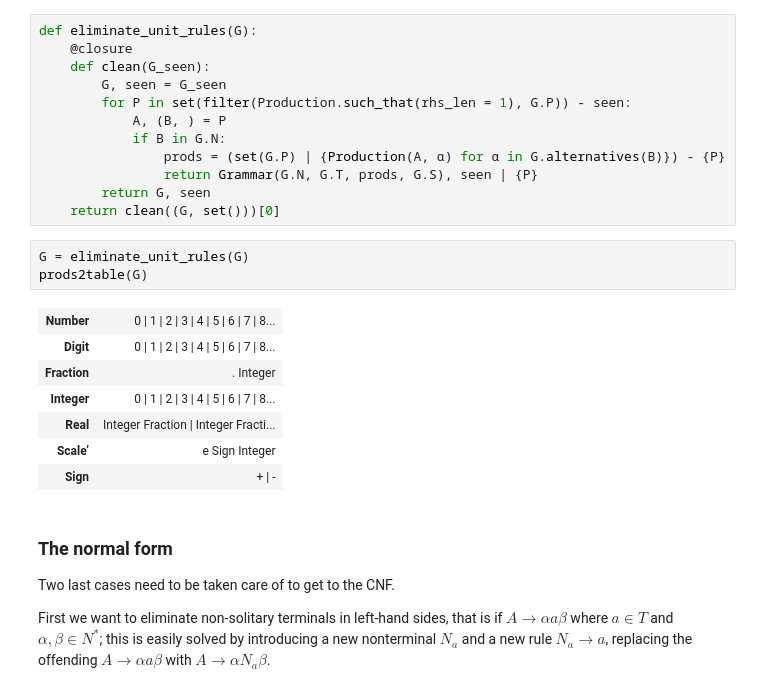
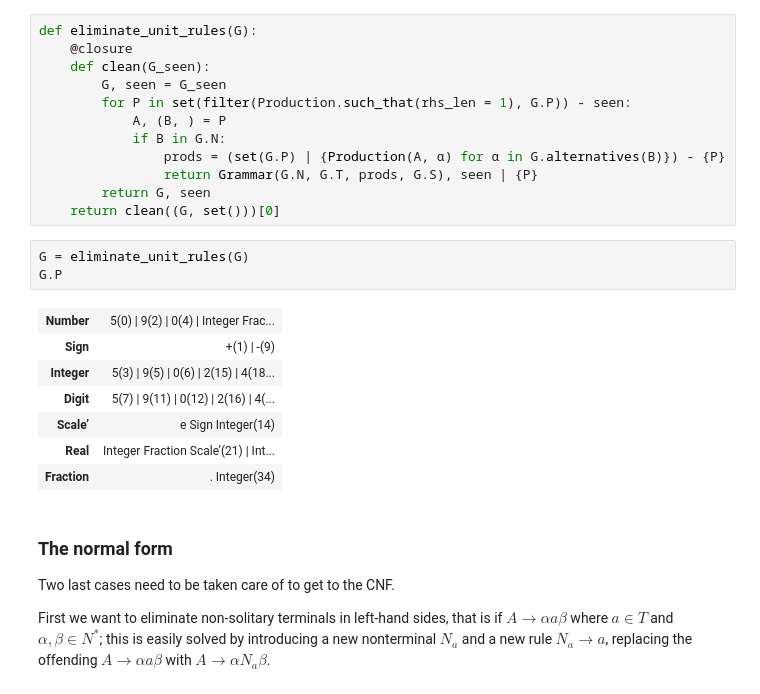
Before and after one commit to let-unimi/liblet, a Jupyter notebook: docs/examples.ipynb, the cells around one changed output. Cells and saved outputs as stored; diff of their text form.

```diff
--- a/docs/examples.ipynb
+++ b/docs/examples.ipynb
@@ -353,15 +348,15 @@ def eliminate_unit_rules(G):
     return clean((G, set()))[0]
 # %%
 G = eliminate_unit_rules(G)
-prods2table(G)
+G.P
 # %% [output]
-| Number | 0 | 1 | 2 | 3 | 4 | 5 | 6 | 7 | 8... |
-| Digit | 0 | 1 | 2 | 3 | 4 | 5 | 6 | 7 | 8... |
-| Fraction | . Integer |
-| Integer | 0 | 1 | 2 | 3 | 4 | 5 | 6 | 7 | 8... |
-| Real | Integer Fraction | Integer Fracti... |
-| Scale’ | e Sign Integer |
-| Sign | + | - |
+| Number | 5(0) | 9(2) | 0(4) | Integer Frac... |
+| Sign | +(1) | -(9) |
+| Integer | 5(3) | 9(5) | 0(6) | 2(15) | 4(18... |
+| Digit | 5(7) | 9(11) | 0(12) | 2(16) | 4(... |
+| Scale’ | e Sign Integer(14) |
+| Real | Integer Fraction Scale’(21) | Int... |
+| Fraction | . Integer(34) |
 # %% [markdown]
 ### The normal form
 
```
Also changed, not shown: parts of 17 cells of this notebook, 4 other files.
